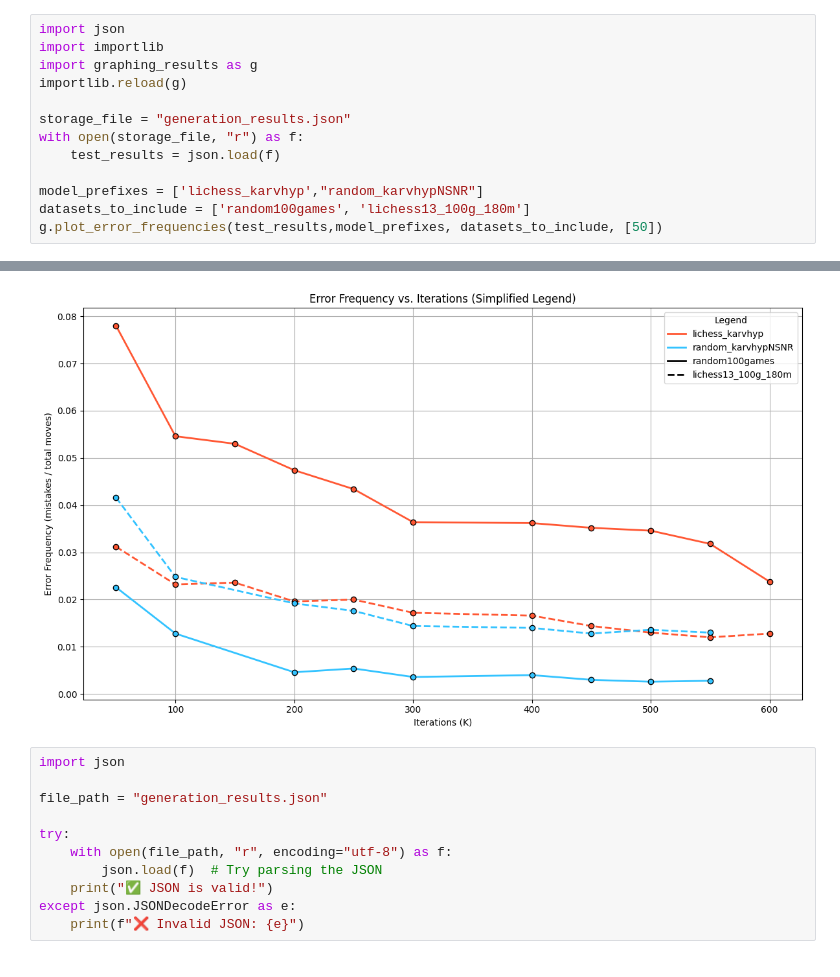
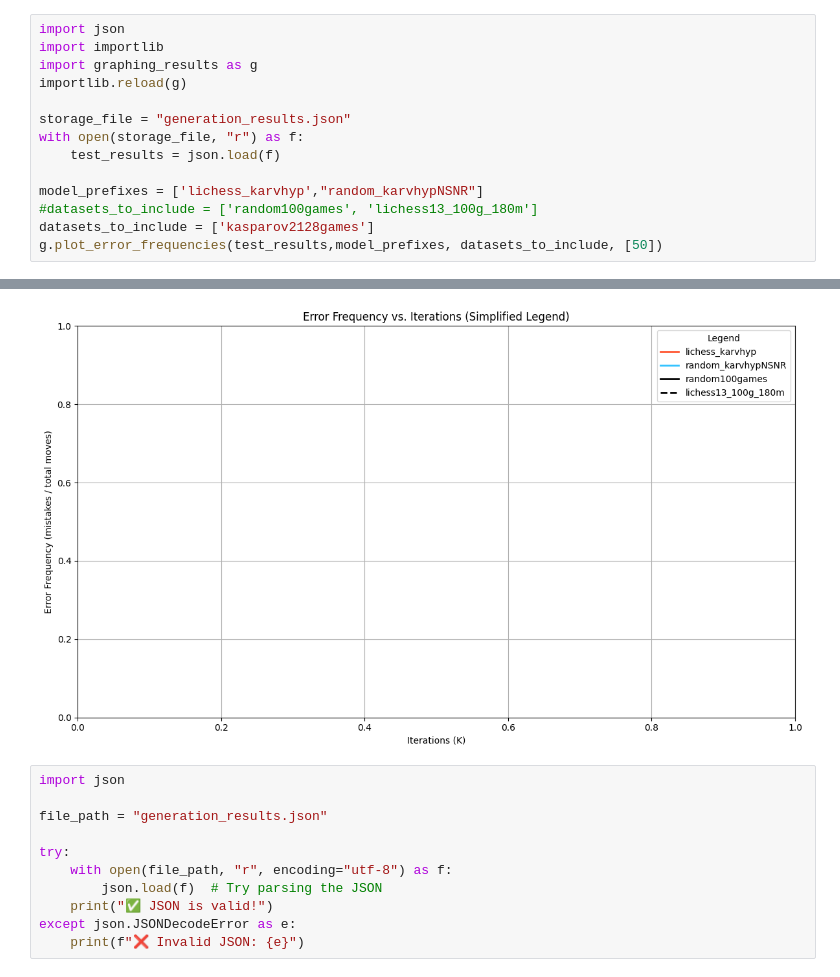
Before and after one commit to MarcosElFlamenco/train_chessGPT, a Jupyter notebook: evaluation/view_benchmark.ipynb, the cells around one changed output, grey strips where cells are left out. Saved outputs shown, nothing was run; the diff lists cells and outputs as text.

```diff
--- a/evaluation/view_benchmark.ipynb
+++ b/evaluation/view_benchmark.ipynb
@@ -9,6 +9,7 @@ with open(storage_file, "r") as f:
     test_results = json.load(f)
 
 model_prefixes = ['lichess_karvhyp',"random_karvhypNSNR"]
-datasets_to_include = ['random100games', 'lichess13_100g_180m']
+#datasets_to_include = ['random100games', 'lichess13_100g_180m']
+datasets_to_include = ['kasparov2128games']
 g.plot_error_frequencies(test_results,model_prefixes, datasets_to_include, [50])
 # %% [output]
@@ -15,4 +18,4 @@ g.plot_error_frequencies(test_results,model_prefixes, datasets_to_include, [50])
-[figure, old version]
+[figure, new version]
 # %%
 import json
 
```
Also changed, not shown: parts of 2 cells of this notebook, 5 other files.
